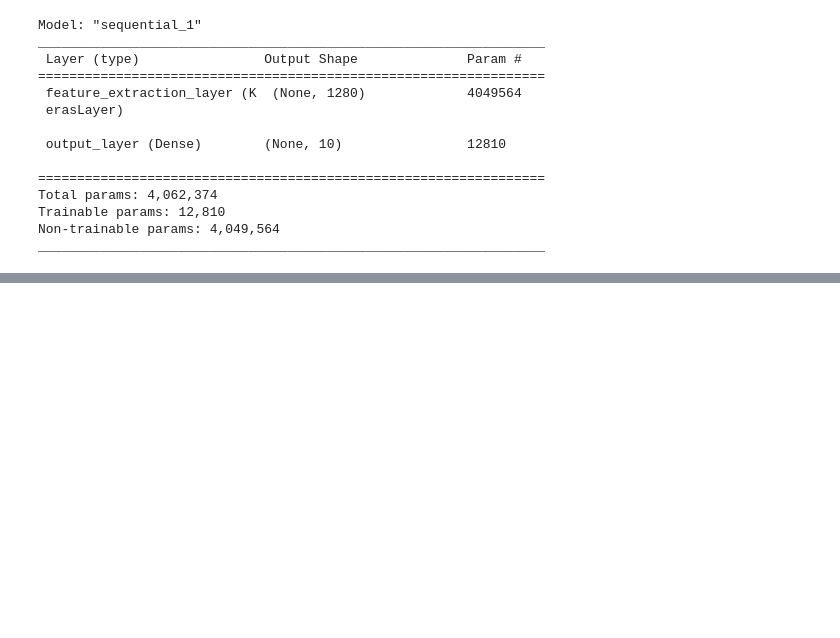
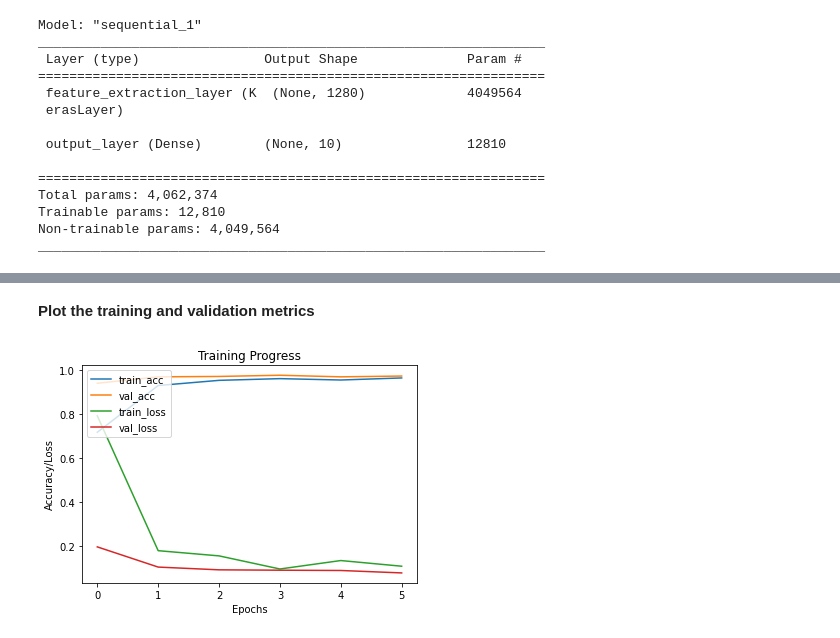
Before and after one commit to cmpe130weifeng/cmpe258_hw6, a Jupyter notebook: hw6.ipynb, the cells around one changed output, grey strips where cells are left out. Drawn from its saved outputs; the diff is of its cells as text; code cells hidden in the pictures; blank space fills up the shorter version.

```diff
--- a/hw6.ipynb
+++ b/hw6.ipynb
@@ -359,0 +719,3 @@ _________________________________________________________________
+# %%
+bit_model_url = "https://tfhub.dev/google/bit/m-r50x1/1"
+bit_module = hub.KerasLayer(bit_model_url)
@@ -359,0 +759,17 @@ _________________________________________________________________
+# %%
+model.compile(optimizer=optimizer, loss=loss_fn, metrics=["accuracy"])
+# %%
+train_callbacks = [
+    keras.callbacks.EarlyStopping(
+        monitor="val_accuracy", patience=2, restore_best_weights=True
+    )
+]
+# %%
+history = model.fit(
+    pipeline_train,
+    batch_size=BATCH_SIZE,
+    epochs=int(SCHEDULE_LENGTH / STEPS_PER_EPOCH),
+    steps_per_epoch=STEPS_PER_EPOCH,
+    validation_data=pipeline_validation,
+    callbacks=train_callbacks,
+)
@@ -359,0 +789,18 @@ _________________________________________________________________
+# %% [markdown]
+**Plot the training and validation metrics**
+# %%
+def plot_hist(hist):
+    plt.plot(hist.history["accuracy"])
+    plt.plot(hist.history["val_accuracy"])
+    plt.plot(hist.history["loss"])
+    plt.plot(hist.history["val_loss"])
+    plt.title("Training Progress")
+    plt.ylabel("Accuracy/Loss")
+    plt.xlabel("Epochs")
+    plt.legend(["train_acc", "val_acc", "train_loss", "val_loss"], loc="upper left")
+    plt.show()
+
+
+plot_hist(history)
+# %% [output]
+[figure, added]
```
Also changed, not shown: parts of 44 cells of this notebook.
